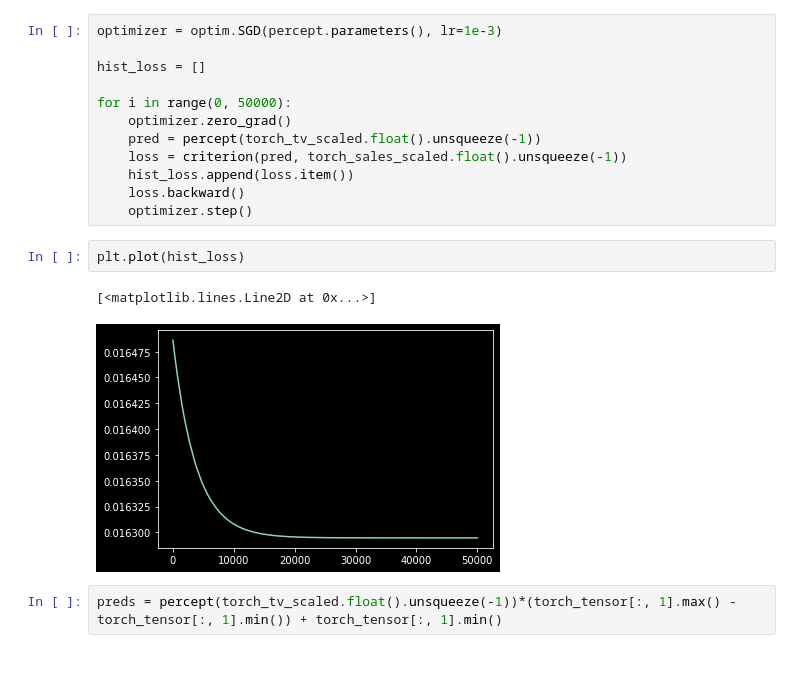
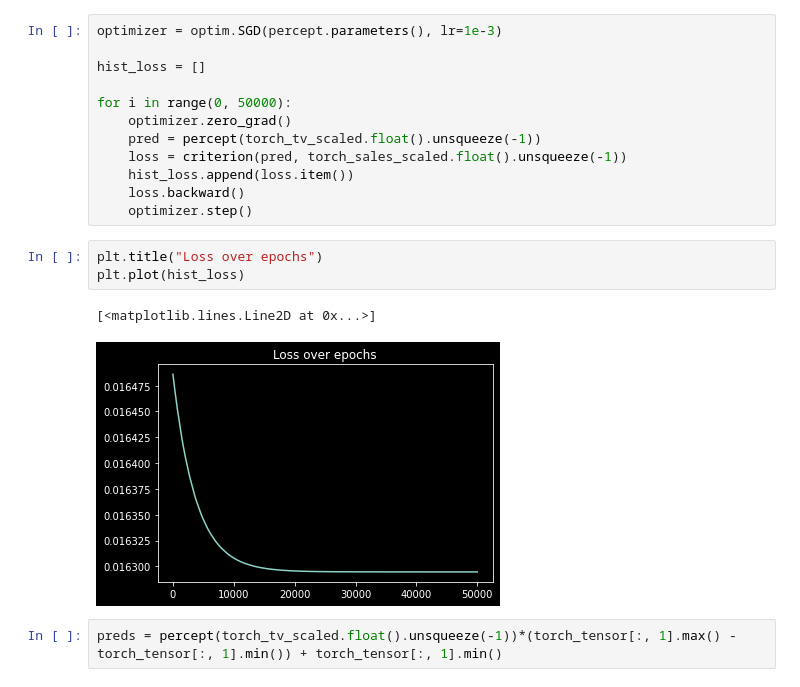
Before and after one commit to dpendleton22/valuebyerror, a Jupyter notebook: _notebooks/2021-04-29-being_basic.ipynb, the cells around one changed output. Saved outputs shown, nothing was run; the diff lists cells and outputs as text.

```diff
--- a/_notebooks/2021-04-29-being_basic.ipynb
+++ b/_notebooks/2021-04-29-being_basic.ipynb
@@ -517,10 +547,11 @@ for i in range(0, 50000):
     loss.backward()
     optimizer.step()
 # %%
+plt.title("Loss over epochs")
 plt.plot(hist_loss)
 # %% [output]
 [<matplotlib.lines.Line2D at 0x...>]
-[figure, old version]
+[figure, new version]
 # %%
 preds = percept(torch_tv_scaled.float().unsqueeze(-1))*(torch_tensor[:, 1].max() - torch_tensor[:, 1].min()) + torch_tensor[:, 1].min()
 # %%
```
Also changed, not shown: parts of 14 cells of this notebook, 7 other files.
